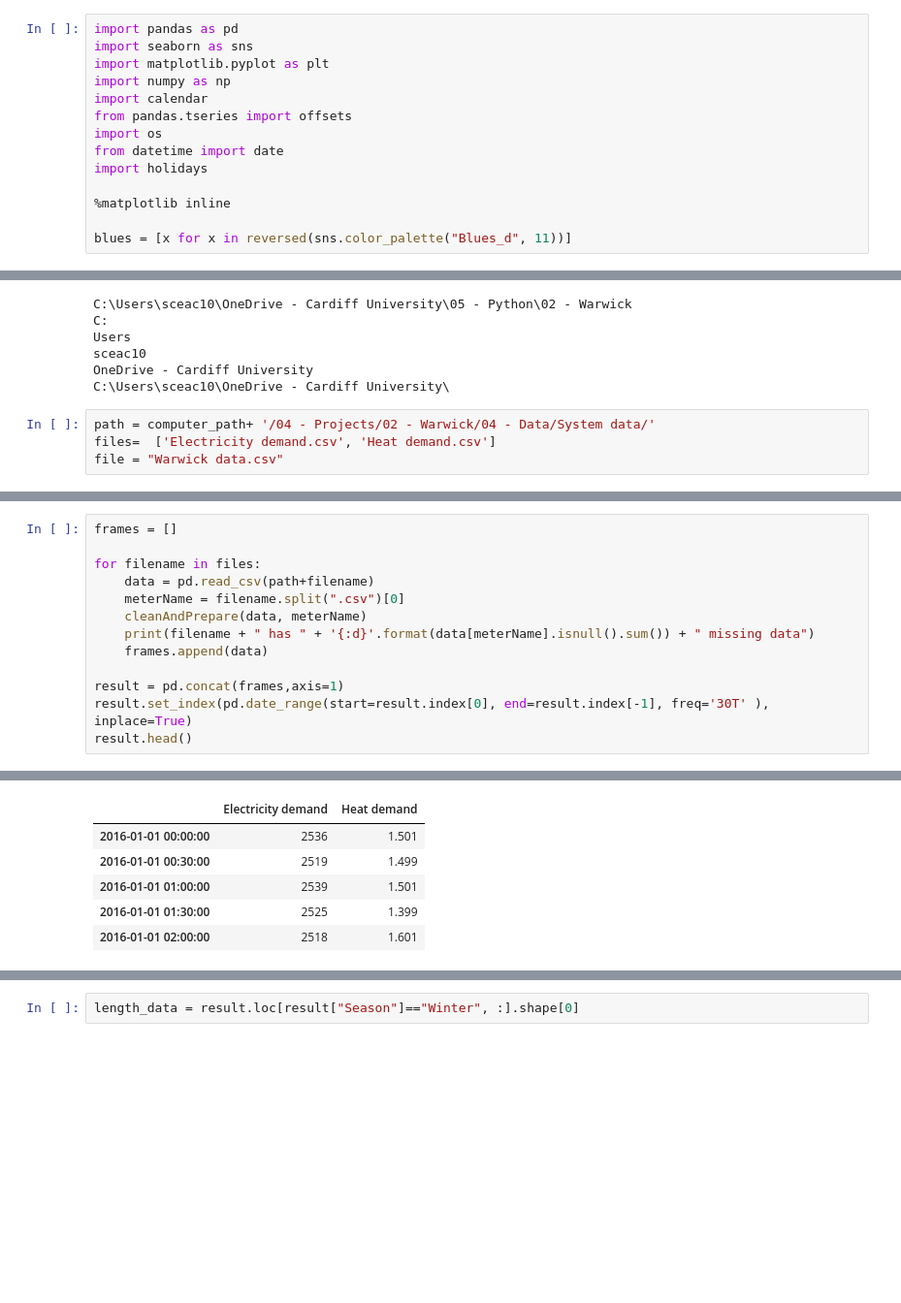
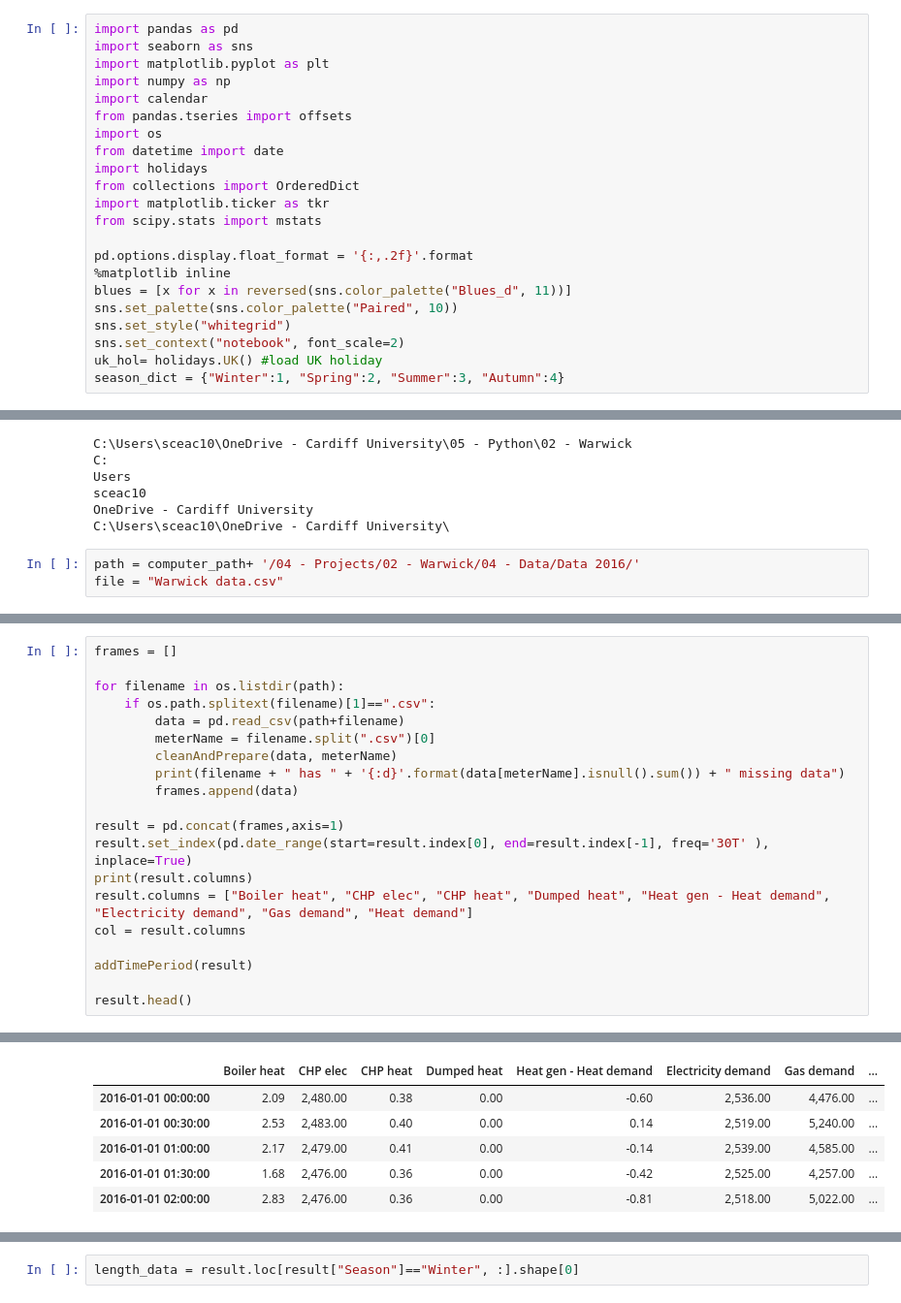
Before and after one commit to AlexandreLab/02---Warwick, a Jupyter notebook: Overall system analysis.ipynb, the cells around one changed output, grey strips where cells are left out. Shown at 97% size. Cells and saved outputs as stored; diff of their text form; blank space fills up the shorter version.

Commit message:
Update of overall system analysis

```diff
--- a/Overall system analysis.ipynb
+++ b/Overall system analysis.ipynb
@@ -8,10 +8,18 @@ from pandas.tseries import offsets
 import os
 from datetime import date
 import holidays
+from collections import OrderedDict
+import matplotlib.ticker as tkr
+from scipy.stats import mstats
 
+pd.options.display.float_format = '{:,.2f}'.format
 %matplotlib inline
-
 blues = [x for x in reversed(sns.color_palette("Blues_d", 11))]
+sns.set_palette(sns.color_palette("Paired", 10))
+sns.set_style("whitegrid")
+sns.set_context("notebook", font_scale=2)
+uk_hol= holidays.UK() #load UK holiday
+season_dict = {"Winter":1, "Spring":2, "Summer":3, "Autumn":4}
 # %%
 import os
 print(os.getcwd())
@@ -30,6 +38,5 @@ sceac10
 OneDrive - Cardiff University
 C:\Users\sceac10\OneDrive - Cardiff University\
 # %%
-path = computer_path+ '/04 - Projects/02 - Warwick/04 - Data/System data/'
-files=  ['Electricity demand.csv', 'Heat demand.csv']
+path = computer_path+ '/04 - Projects/02 - Warwick/04 - Data/Data 2016/'
 file = "Warwick data.csv"
@@ -43,14 +78,21 @@ def cleanAndPrepare(data, meterName):
 # %%
 frames = []
 
-for filename in files:
-    data = pd.read_csv(path+filename)
-    meterName = filename.split(".csv")[0]
-    cleanAndPrepare(data, meterName)
-    print(filename + " has " + '{:d}'.format(data[meterName].isnull().sum()) + " missing data")
-    frames.append(data)
+for filename in os.listdir(path):
+    if os.path.splitext(filename)[1]==".csv":
+        data = pd.read_csv(path+filename)
+        meterName = filename.split(".csv")[0]
+        cleanAndPrepare(data, meterName)
+        print(filename + " has " + '{:d}'.format(data[meterName].isnull().sum()) + " missing data")
+        frames.append(data)
 
 result = pd.concat(frames,axis=1)
 result.set_index(pd.date_range(start=result.index[0], end=result.index[-1], freq='30T' ), inplace=True)
+print(result.columns)
+result.columns = ["Boiler heat", "CHP elec", "CHP heat", "Dumped heat", "Heat gen - Heat demand", "Electricity demand", "Gas demand", "Heat demand"]
+col = result.columns
+
+addTimePeriod(result)
+
 result.head()
 # %% [output]
@@ -59,6 +119,6 @@ Heat demand.csv has 0 missing data
-|  | Electricity demand | Heat demand |
-| 2016-01-01 00:00:00 | 2536 | 1.501 |
-| 2016-01-01 00:30:00 | 2519 | 1.499 |
-| 2016-01-01 01:00:00 | 2539 | 1.501 |
-| 2016-01-01 01:30:00 | 2525 | 1.399 |
-| 2016-01-01 02:00:00 | 2518 | 1.601 |
+|  | Boiler heat | CHP elec | CHP heat | Dumped heat | Heat gen - Heat demand | Electricity demand | Gas demand | ... |
+| 2016-01-01 00:00:00 | 2.09 | 2,480.00 | 0.38 | 0.00 | -0.60 | 2,536.00 | 4,476.00 | ... |
+| 2016-01-01 00:30:00 | 2.53 | 2,483.00 | 0.40 | 0.00 | 0.14 | 2,519.00 | 5,240.00 | ... |
+| 2016-01-01 01:00:00 | 2.17 | 2,479.00 | 0.41 | 0.00 | -0.14 | 2,539.00 | 4,585.00 | ... |
+| 2016-01-01 01:30:00 | 1.68 | 2,476.00 | 0.36 | 0.00 | -0.42 | 2,525.00 | 4,257.00 | ... |
+| 2016-01-01 02:00:00 | 2.83 | 2,476.00 | 0.36 | 0.00 | -0.81 | 2,518.00 | 5,022.00 | ... |
```
Also changed, not shown: parts of 48 cells of this notebook, 2 other files.
